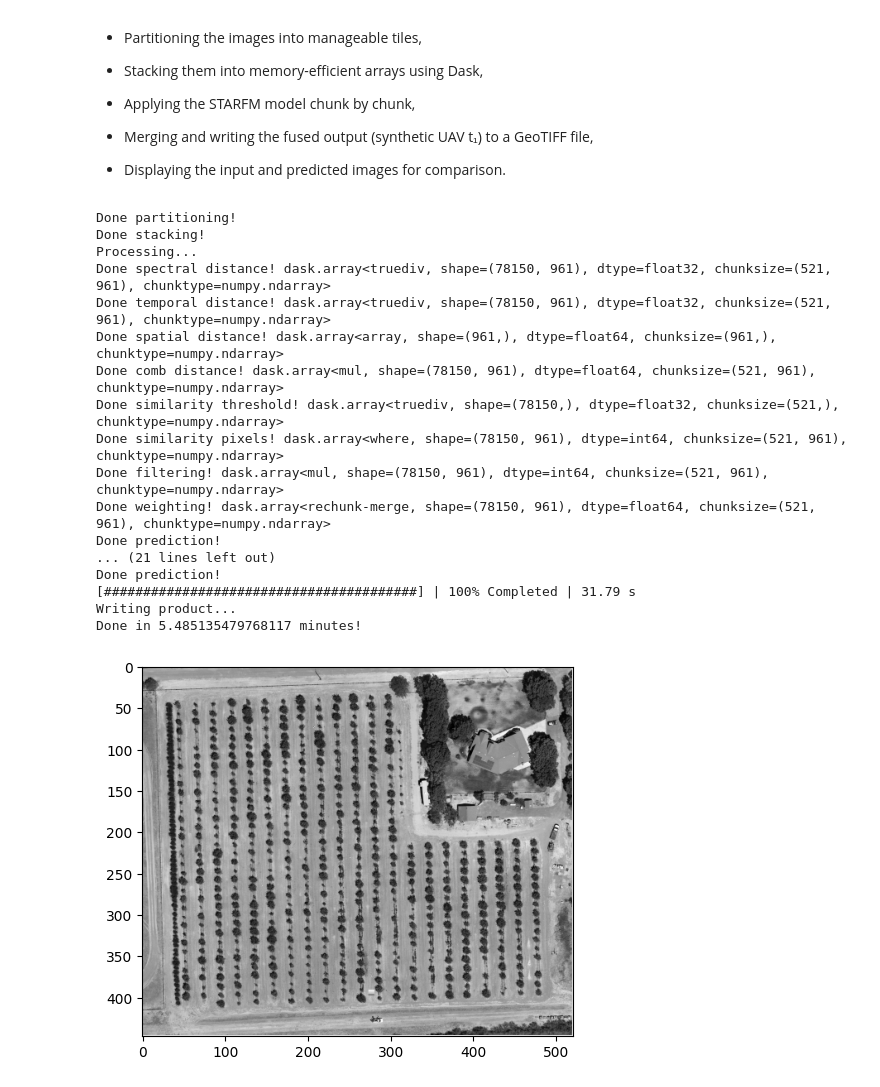
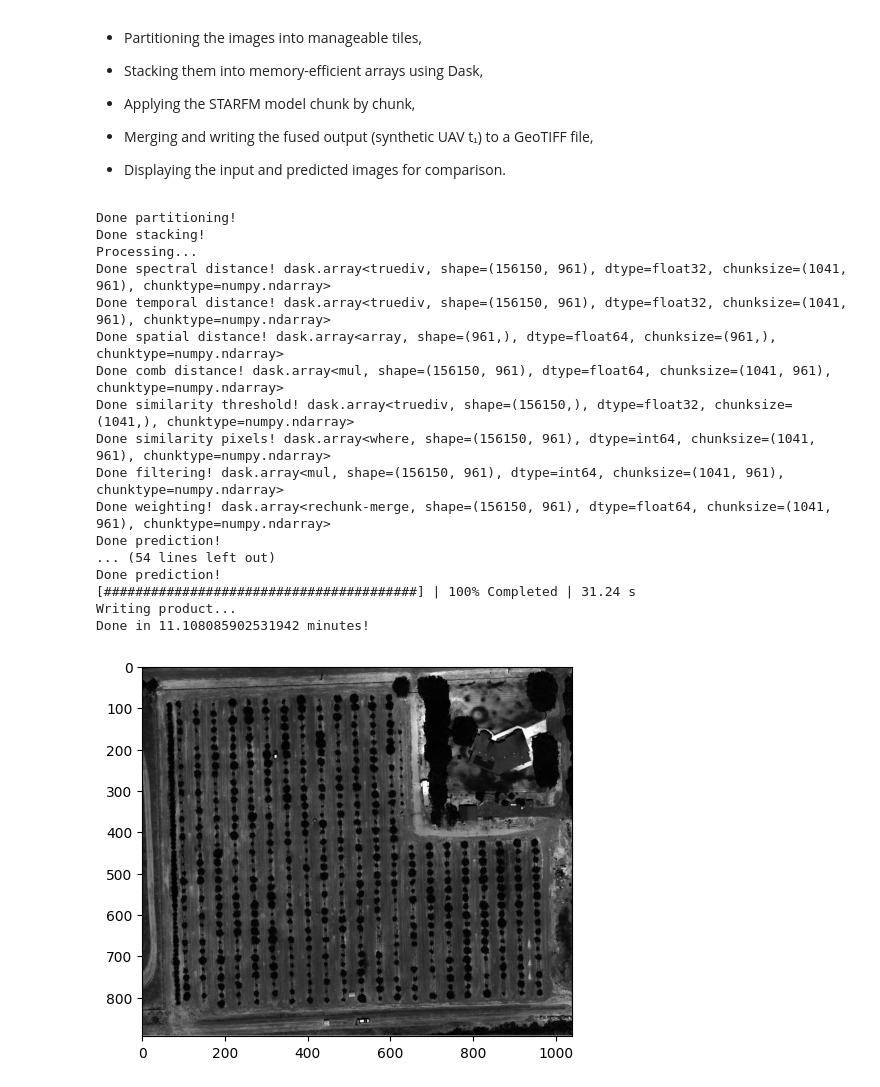
Before and after one commit to jollygoodjacob/STARFM, a Jupyter notebook: STF_starfm.ipynb, the cells around one changed output. Drawn from its saved outputs; the diff is of its cells as text; code cells hidden in the pictures.

```diff
--- a/STF_starfm.ipynb
+++ b/STF_starfm.ipynb
@@ -94,15 +94,15 @@ start = time.time()  # Start a timer to measure how long the whole script takes
 # === Load Raster Data ===
 
 # Load the high-resolution UAV image at time t0
-product = rasterio.open('/content/drive/MyDrive/STF/STARFM/20220802_RGB_UAV.tif')
+product = rasterio.open('/content/drive/MyDrive/STF/STARFM/20220705_RGB_UAV_20cm.tif')
 profile = product.profile  # Get metadata (e.g., dimensions, datatype, CRS, etc.)
 
 # Read the first band (assumes grayscale or single-band processing for simplicity)
-UAVt0 = rasterio.open('/content/drive/MyDrive/STF/STARFM/20220802_RGB_UAV.tif').read(1)
+UAVt0 = rasterio.open('/content/drive/MyDrive/STF/STARFM/20220705_RGB_UAV_20cm.tif').read(1)
 
 # Load the Planet satellite images at time t0 and t1
-Planett0 = rasterio.open('/content/drive/MyDrive/STF/STARFM/20220802_RGB_Planet.tif').read(1)
-Planett1 = rasterio.open('/content/drive/MyDrive/STF/STARFM/20220812_RGB_Planet.tif').read(1)
+Planett0 = rasterio.open('/content/drive/MyDrive/STF/STARFM/20220705_RGB_Planet_20cm.tif').read(1)
+Planett1 = rasterio.open('/content/drive/MyDrive/STF/STARFM/20220713_RGB_Planet_20cm.tif').read(1)
 
 # === Define Temporary Paths for Partitioned Tiles ===
 
@@ -185,7 +185,7 @@ print('Writing product...')
 profile = product.profile
 profile.update(dtype='float64', count=1)
 
-file_name = path + 'prediction.tif'  # Output file path
+file_name = '/content/drive/MyDrive/STF/STARFM/prediction.tif'  # Output file path
 
 # Write the final fused prediction image to disk
 result = rasterio.open(file_name, 'w', **profile)
@@ -201,41 +201,41 @@ print("Done in", (end - start)/60.0, "minutes!")
 
 # === Visualize the Inputs and Output ===
 
 # UAV image (high-resolution, time t0)
 plt.imshow(UAVt0)
 plt.gray()
 plt.show()
 
 # Planet image (coarse-resolution, time t0)
 plt.imshow(Planett0)
 plt.gray()
 plt.show()
 
 # Planet image (coarse-resolution, time t1)
 plt.imshow(Planett1)
 plt.gray()
 plt.show()
 
 # Predicted high-resolution image for time t1 (fused)
 plt.imshow(predictions)
 plt.gray()
 plt.show()
 # %% [output]
 Done partitioning!
 Done stacking!
 Processing...
-Done spectral distance! dask.array<truediv, shape=(78150, 961), dtype=float32, chunksize=(521, 961), chunktype=numpy.ndarray>
-Done temporal distance! dask.array<truediv, shape=(78150, 961), dtype=float32, chunksize=(521, 961), chunktype=numpy.ndarray>
+Done spectral distance! dask.array<truediv, shape=(156150, 961), dtype=float32, chunksize=(1041, 961), chunktype=numpy.ndarray>
+Done temporal distance! dask.array<truediv, shape=(156150, 961), dtype=float32, chunksize=(1041, 961), chunktype=numpy.ndarray>
 Done spatial distance! dask.array<array, shape=(961,), dtype=float64, chunksize=(961,), chunktype=numpy.ndarray>
-Done comb distance! dask.array<mul, shape=(78150, 961), dtype=float64, chunksize=(521, 961), chunktype=numpy.ndarray>
-Done similarity threshold! dask.array<truediv, shape=(78150,), dtype=float32, chunksize=(521,), chunktype=numpy.ndarray>
-Done similarity pixels! dask.array<where, shape=(78150, 961), dtype=int64, chunksize=(521, 961), chunktype=numpy.ndarray>
-Done filtering! dask.array<mul, shape=(78150, 961), dtype=int64, chunksize=(521, 961), chunktype=numpy.ndarray>
-Done weighting! dask.array<rechunk-merge, shape=(78150, 961), dtype=float64, chunksize=(521, 961), chunktype=numpy.ndarray>
+Done comb distance! dask.array<mul, shape=(156150, 961), dtype=float64, chunksize=(1041, 961), chunktype=numpy.ndarray>
+Done similarity threshold! dask.array<truediv, shape=(156150,), dtype=float32, chunksize=(1041,), chunktype=numpy.ndarray>
+Done similarity pixels! dask.array<where, shape=(156150, 961), dtype=int64, chunksize=(1041, 961), chunktype=numpy.ndarray>
+Done filtering! dask.array<mul, shape=(156150, 961), dtype=int64, chunksize=(1041, 961), chunktype=numpy.ndarray>
+Done weighting! dask.array<rechunk-merge, shape=(156150, 961), dtype=float64, chunksize=(1041, 961), chunktype=numpy.ndarray>
 Done prediction!
-... (21 lines left out)
+... (54 lines left out)
 Done prediction!
-[########################################] | 100% Completed | 31.79 s
+[########################################] | 100% Completed | 31.24 s
 Writing product...
-Done in 5.485135479768117 minutes!
+Done in 11.108085902531942 minutes!
-[figure, old version]
+[figure, new version]
```
Also changed, not shown: parts of 1 cell of this notebook.
